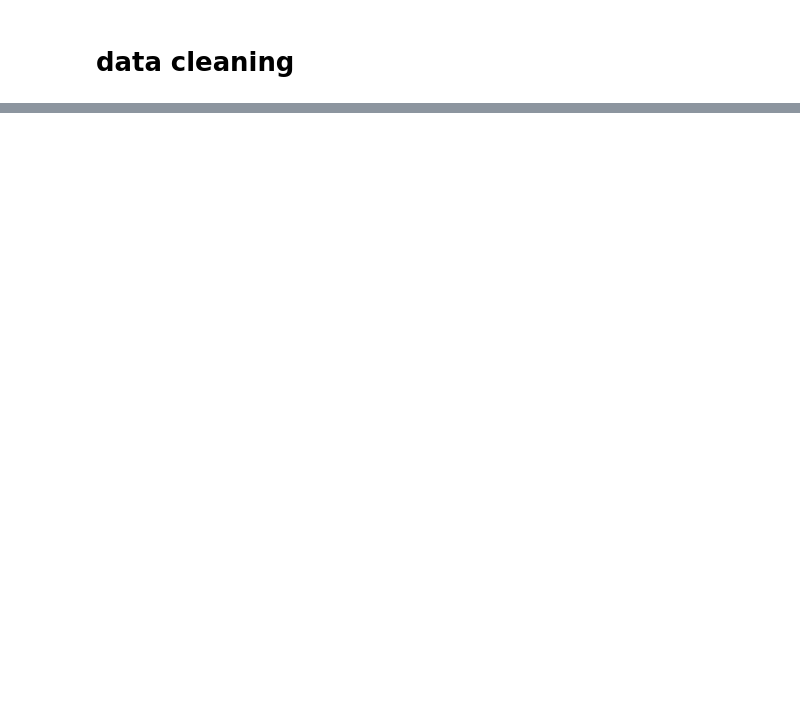
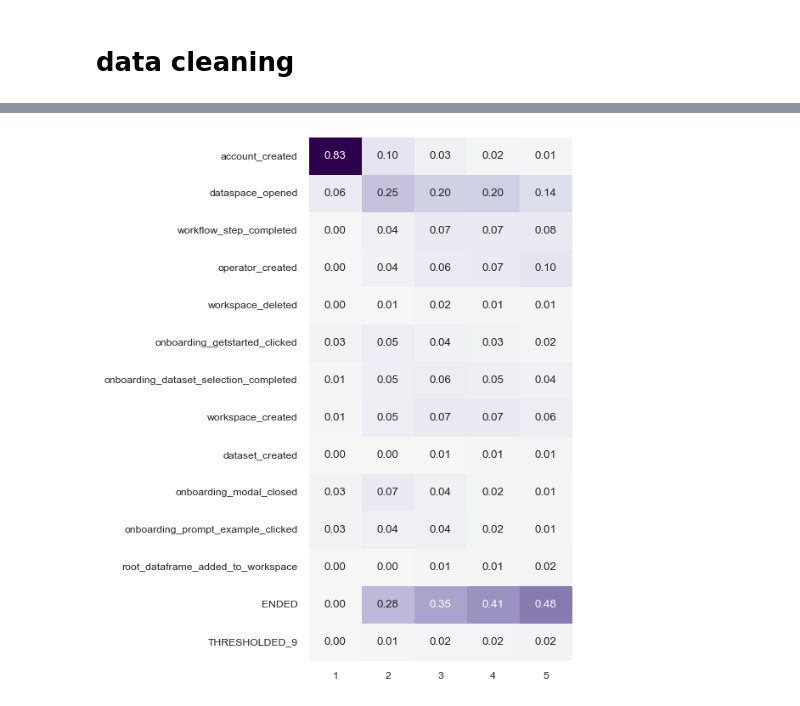
Before and after one commit to ezg/ezpackage, a Jupyter notebook: funnel.ipynb, the cells around one changed output, grey strips where cells are left out. Cells and saved outputs as stored; diff of their text form; code cells hidden in the pictures; blank space fills up the shorter version.

```diff
--- a/funnel.ipynb
+++ b/funnel.ipynb
@@ -101,0 +107,15 @@ asdd
+# %%
+import matplotlib.pyplot as plt
+
+df.sort_values(by='TIMESTAMP')
+
+user_col = 'USER_ID'
+event_col = 'EVENT'
+time_col = 'TIMESTAMP'
+
+sub = df[df["EVENT"] != "call_to_action_completed"]
+
+groups = ezpackage.matrix.matrix(
+    sub, max_steps=5, event_col=event_col, index_col=user_col, time_col=time_col, thresh=0.01)
+# %% [output]
+[figure, added]
```
Also changed, not shown: parts of 6 cells of this notebook, 1 other file.
